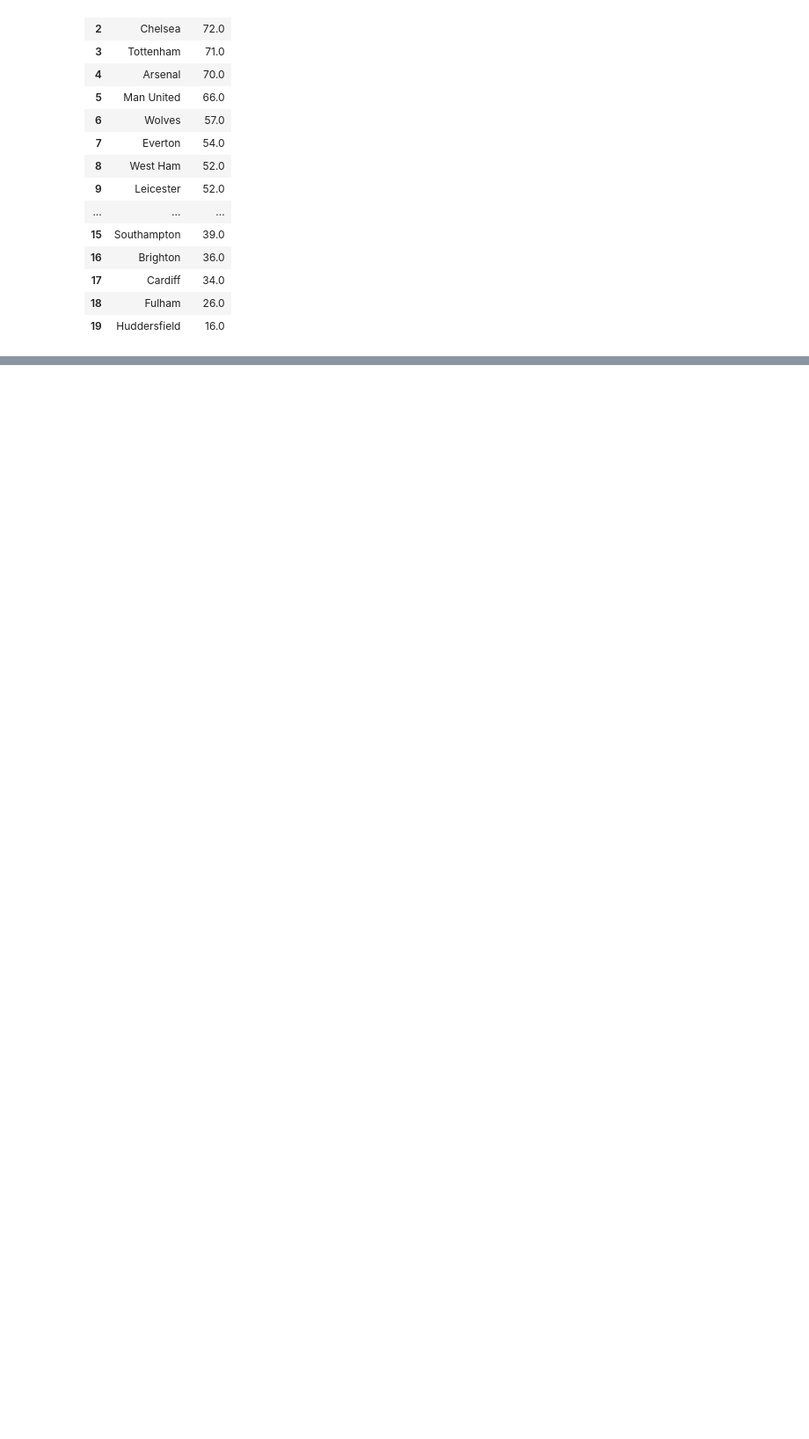
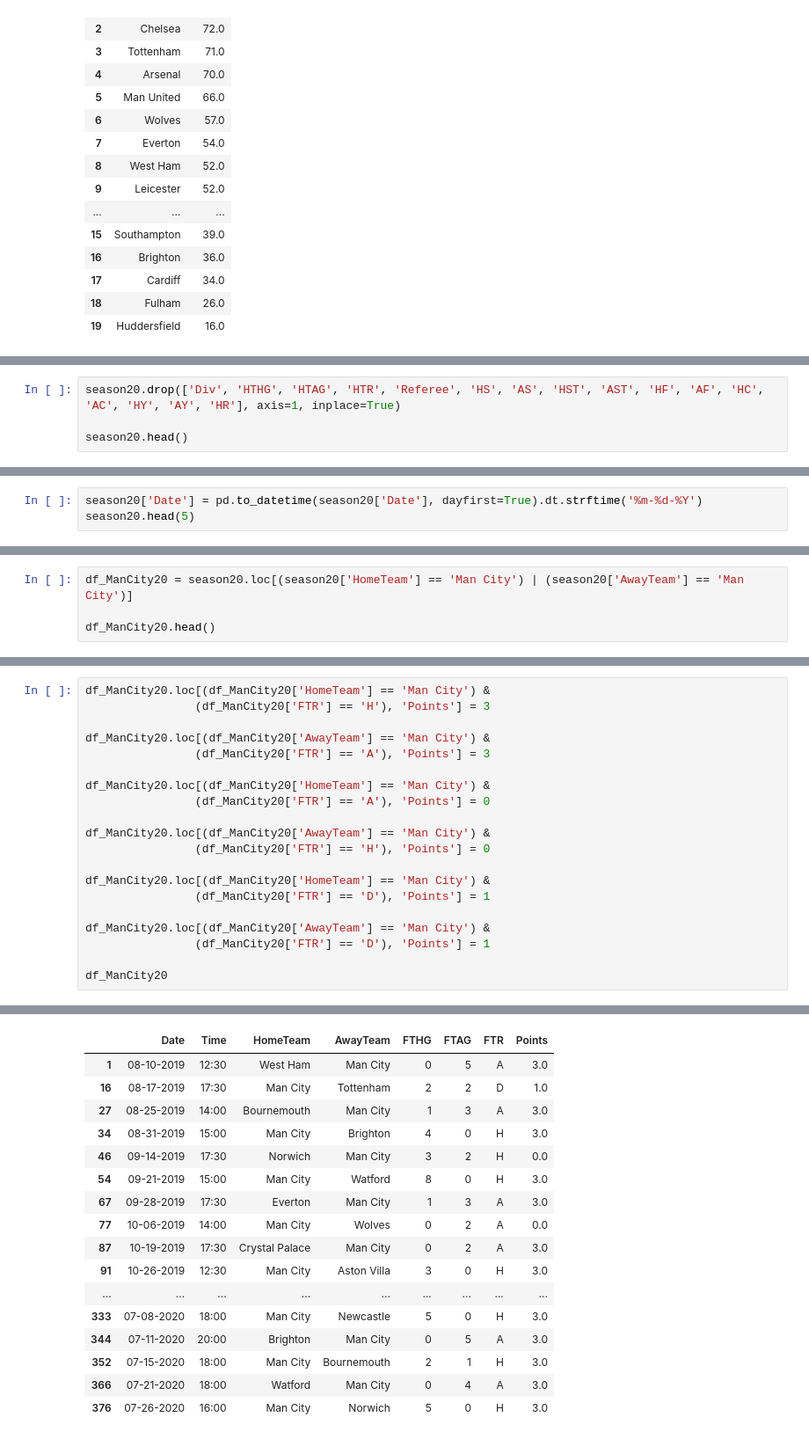
Before and after one commit to EstherOgutu/Premier-League-Prediction-Group-3-, a Jupyter notebook: Premier_League_Prediction.ipynb, the cells around one changed output, grey strips where cells are left out. Shown: that part at 88% size. Cells and saved outputs as stored; diff of their text form; blank space fills up the shorter version.

```diff
--- a/Premier_League_Prediction.ipynb
+++ b/Premier_League_Prediction.ipynb
@@ -1465,0 +1422,4 @@ df_epltable19.head(20)
+# %%
+season20.drop(['Div', 'HTHG', 'HTAG', 'HTR', 'Referee', 'HS', 'AS', 'HST', 'AST', 'HF', 'AF', 'HC', 'AC', 'HY', 'AY', 'HR'], axis=1, inplace=True)
+
+season20.head()
@@ -1465,0 +1433,3 @@ df_epltable19.head(20)
+# %%
+season20['Date'] = pd.to_datetime(season20['Date'], dayfirst=True).dt.strftime('%m-%d-%Y')
+season20.head(5)
@@ -1465,0 +1443,4 @@ df_epltable19.head(20)
+# %%
+df_ManCity20 = season20.loc[(season20['HomeTeam'] == 'Man City') | (season20['AwayTeam'] == 'Man City')]
+
+df_ManCity20.head()
@@ -1465,0 +1454,21 @@ df_epltable19.head(20)
+# %%
+df_ManCity20.loc[(df_ManCity20['HomeTeam'] == 'Man City') &
+                (df_ManCity20['FTR'] == 'H'), 'Points'] = 3
+
+df_ManCity20.loc[(df_ManCity20['AwayTeam'] == 'Man City') &
+                (df_ManCity20['FTR'] == 'A'), 'Points'] = 3
+
+df_ManCity20.loc[(df_ManCity20['HomeTeam'] == 'Man City') &
+                (df_ManCity20['FTR'] == 'A'), 'Points'] = 0
+
+df_ManCity20.loc[(df_ManCity20['AwayTeam'] == 'Man City') &
+                (df_ManCity20['FTR'] == 'H'), 'Points'] = 0
+
+df_ManCity20.loc[(df_ManCity20['HomeTeam'] == 'Man City') &
+                (df_ManCity20['FTR'] == 'D'), 'Points'] = 1
+
+df_ManCity20.loc[(df_ManCity20['AwayTeam'] == 'Man City') &
+                (df_ManCity20['FTR'] == 'D'), 'Points'] = 1
+
+df_ManCity20
+# %% [output]
@@ -1465,0 +1485,17 @@ df_epltable19.head(20)
+|  | Date | Time | HomeTeam | AwayTeam | FTHG | FTAG | FTR | Points |
+| 1 | 08-10-2019 | 12:30 | West Ham | Man City | 0 | 5 | A | 3.0 |
+| 16 | 08-17-2019 | 17:30 | Man City | Tottenham | 2 | 2 | D | 1.0 |
+| 27 | 08-25-2019 | 14:00 | Bournemouth | Man City | 1 | 3 | A | 3.0 |
+| 34 | 08-31-2019 | 15:00 | Man City | Brighton | 4 | 0 | H | 3.0 |
+| 46 | 09-14-2019 | 17:30 | Norwich | Man City | 3 | 2 | H | 0.0 |
+| 54 | 09-21-2019 | 15:00 | Man City | Watford | 8 | 0 | H | 3.0 |
+| 67 | 09-28-2019 | 17:30 | Everton | Man City | 1 | 3 | A | 3.0 |
+| 77 | 10-06-2019 | 14:00 | Man City | Wolves | 0 | 2 | A | 0.0 |
+| 87 | 10-19-2019 | 17:30 | Crystal Palace | Man City | 0 | 2 | A | 3.0 |
+| 91 | 10-26-2019 | 12:30 | Man City | Aston Villa | 3 | 0 | H | 3.0 |
+| ... | ... | ... | ... | ... | ... | ... | ... | ... |
+| 333 | 07-08-2020 | 18:00 | Man City | Newcastle | 5 | 0 | H | 3.0 |
+| 344 | 07-11-2020 | 20:00 | Brighton | Man City | 0 | 5 | A | 3.0 |
+| 352 | 07-15-2020 | 18:00 | Man City | Bournemouth | 2 | 1 | H | 3.0 |
+| 366 | 07-21-2020 | 18:00 | Watford | Man City | 0 | 4 | A | 3.0 |
+| 376 | 07-26-2020 | 16:00 | Man City | Norwich | 5 | 0 | H | 3.0 |
```
Also changed, not shown: parts of 29 cells of this notebook.
